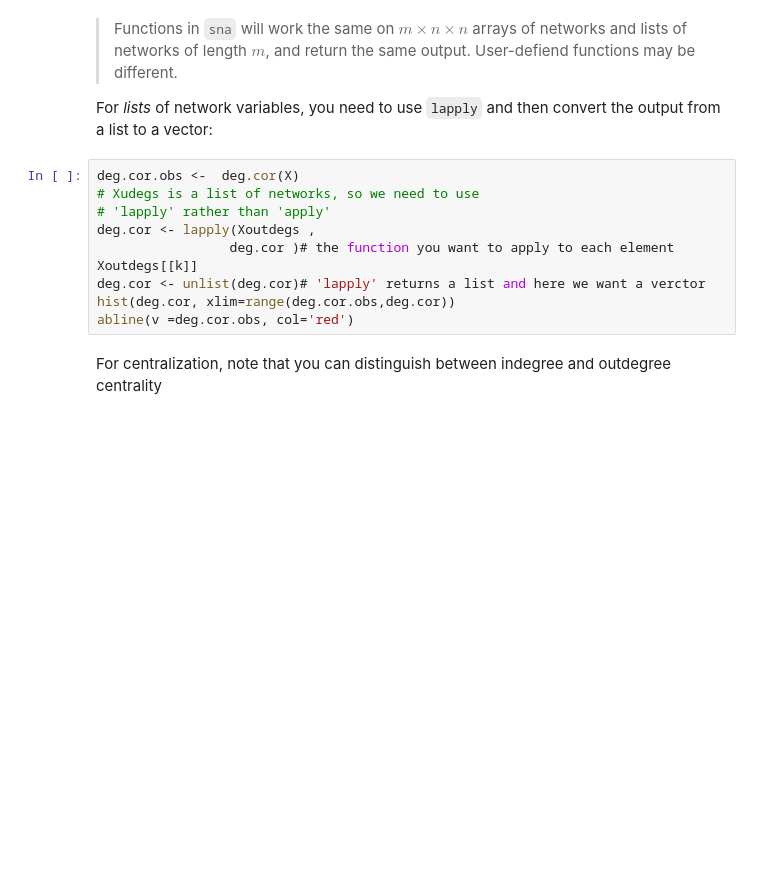
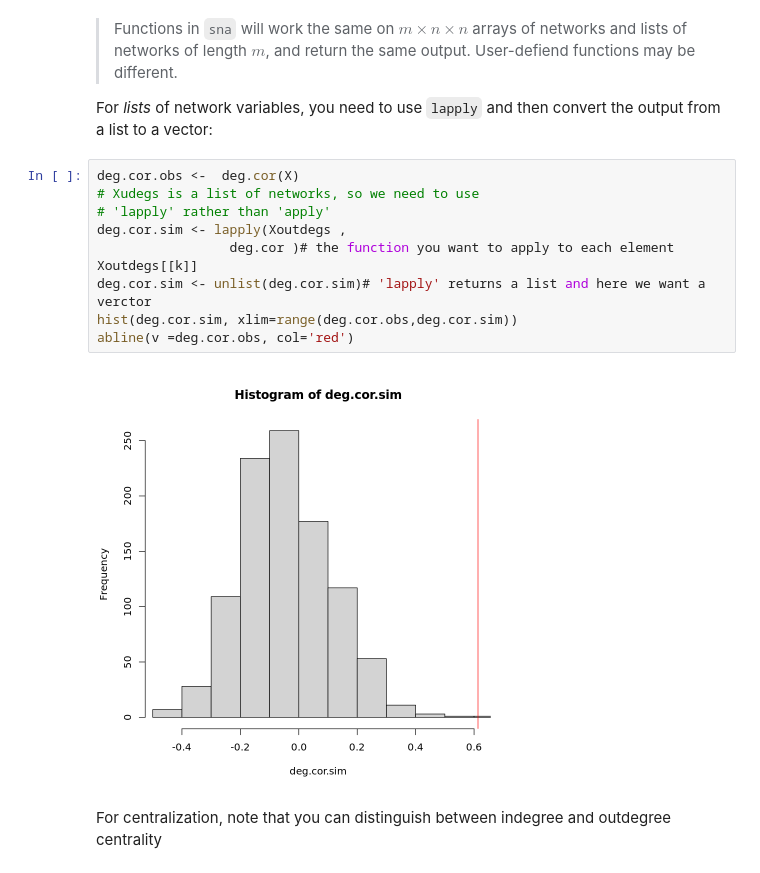
Before and after one commit to cskemp/cbs23, a Jupyter notebook: CBS-old/10_assessment_network_structure/10_assessment_network_structure.ipynb, the cells around one changed output. Saved outputs shown, nothing was run; the diff lists cells and outputs as text; blank space fills up the shorter version.

```diff
--- a/CBS-old/10_assessment_network_structure/10_assessment_network_structure.ipynb
+++ b/CBS-old/10_assessment_network_structure/10_assessment_network_structure.ipynb
@@ -237,12 +285,14 @@ For *lists* of network variables, you need to use `lapply` and then convert the
 # %%
 deg.cor.obs <-  deg.cor(X)
 # Xudegs is a list of networks, so we need to use
 # 'lapply' rather than 'apply'
-deg.cor <- lapply(Xoutdegs ,
+deg.cor.sim <- lapply(Xoutdegs ,
                  deg.cor )# the function you want to apply to each element  Xoutdegs[[k]]
-deg.cor <- unlist(deg.cor)# 'lapply' returns a list and here we want a verctor
-hist(deg.cor, xlim=range(deg.cor.obs,deg.cor))
+deg.cor.sim <- unlist(deg.cor.sim)# 'lapply' returns a list and here we want a verctor
+hist(deg.cor.sim, xlim=range(deg.cor.obs,deg.cor.sim))
 abline(v =deg.cor.obs, col='red')
+# %% [output]
+[figure, added]
 # %% [markdown]
 For centralization, note that you can distinguish between indegree and outdegree centrality
 # %%
```
Also changed, not shown: parts of 44 cells of this notebook, 26 other files.
